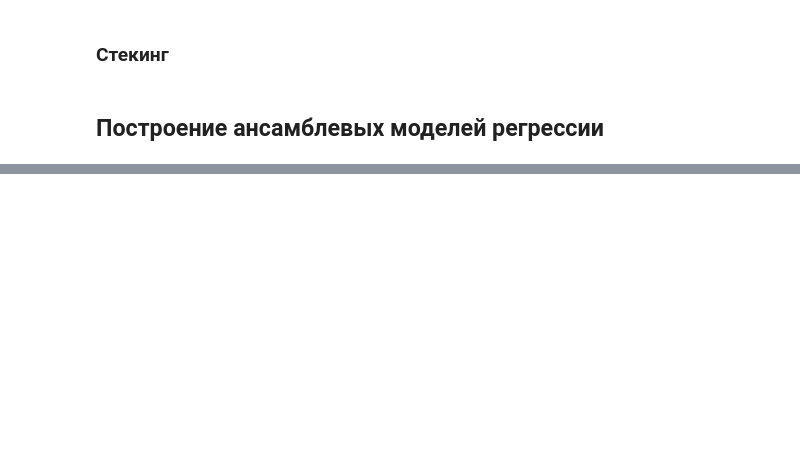
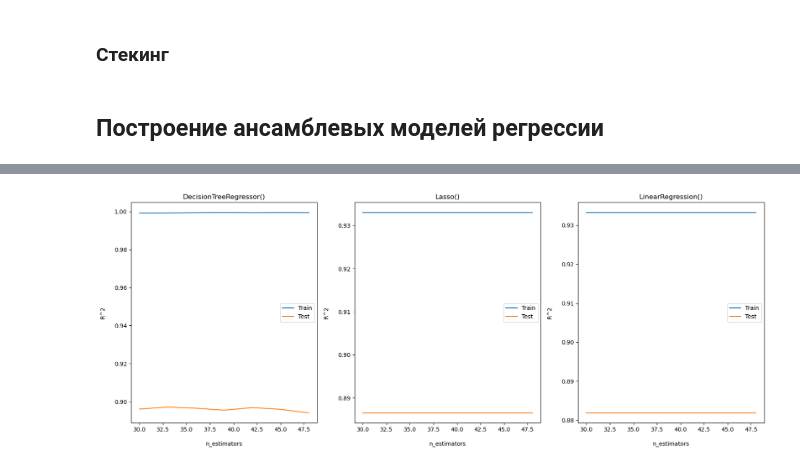
Before and after one commit to fongradnastya/data_analysis5, a Jupyter notebook: notebooks/work5.ipynb, the cells around one changed output, grey strips where cells are left out. Saved outputs shown, nothing was run; the diff lists cells and outputs as text; code cells hidden in the pictures; blank space fills up the shorter version.

```diff
--- a/notebooks/work5.ipynb
+++ b/notebooks/work5.ipynb
@@ -278,0 +323,4 @@ build_graph(parameters["n_estimators"], train_acc, test_acc, estimators)
+# %%
+build_graph(parameters["n_estimators"], train_acc, test_acc, estimators, is_regression=True)
+# %% [output]
+[figure, added]
```
Also changed, not shown: parts of 14 cells of this notebook.
